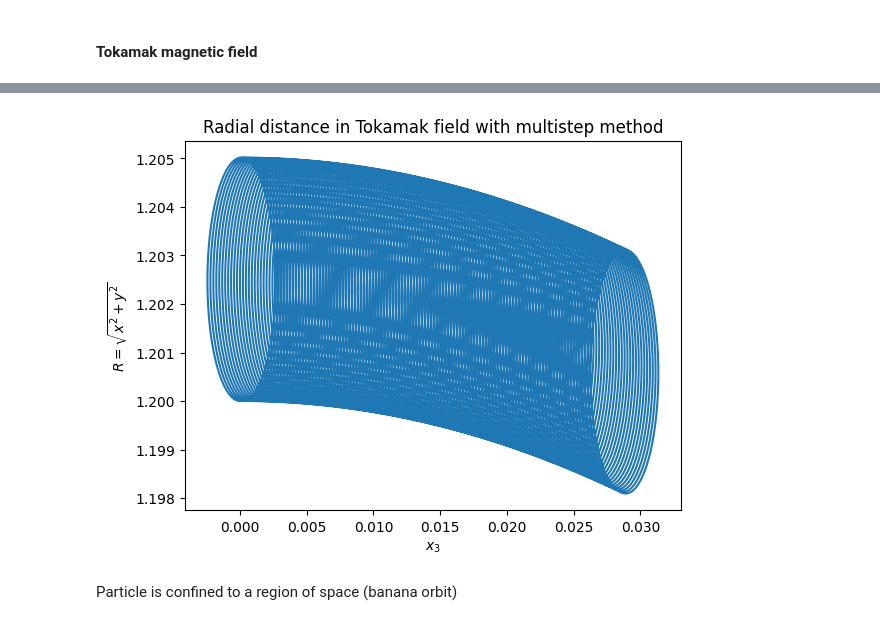
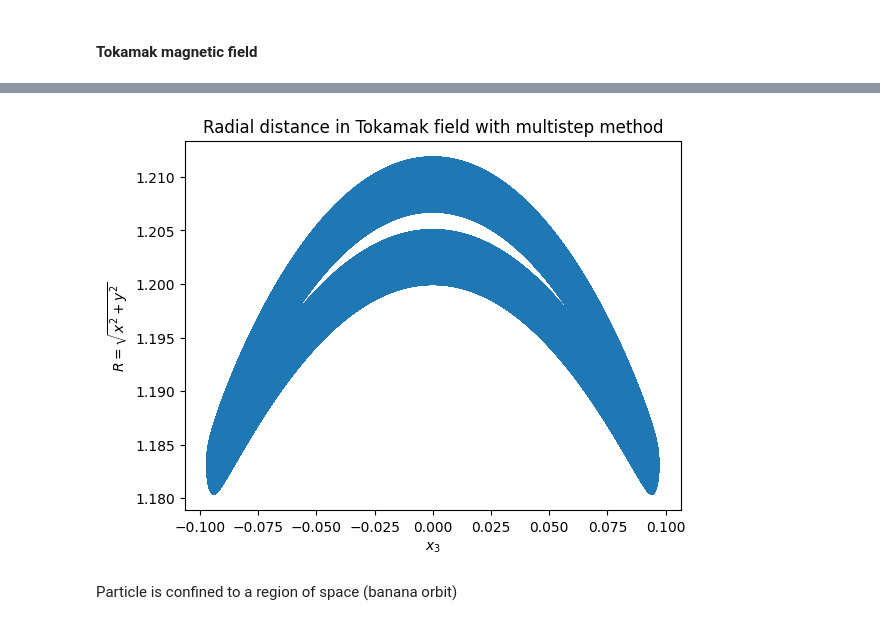
Before and after one commit to vemundsw/Project-2-TMA4215, a Jupyter notebook: vemund.ipynb, the cells around one changed output, grey strips where cells are left out. Cells and saved outputs as stored; diff of their text form; code cells hidden in the pictures.

```diff
--- a/vemund.ipynb
+++ b/vemund.ipynb
@@ -517,13 +500,13 @@ plt.show()
 # %%
 # Plotting R as function of x3
-R = jnp.sqrt((results_short["x"][0]**2 + results_short["x"][1]**2))
-plt.plot(results_short["x"][2], R)
+R = jnp.sqrt((results["x"][0]**2 + results["x"][1]**2))
+plt.plot(results["x"][2], R)
 plt.xlabel(r"$x_3$")
 plt.ylabel(r"$R= \sqrt{x^2 + y^2}$")
 plt.title("Radial distance in Tokamak field with multistep method")
 plt.show()
 # %% [output]
-[figure, old version]
+[figure, new version]
 # %% [markdown]
 Particle is confined to a region of space (banana orbit)
 # %%
```
Also changed, not shown: parts of 18 cells of this notebook.
